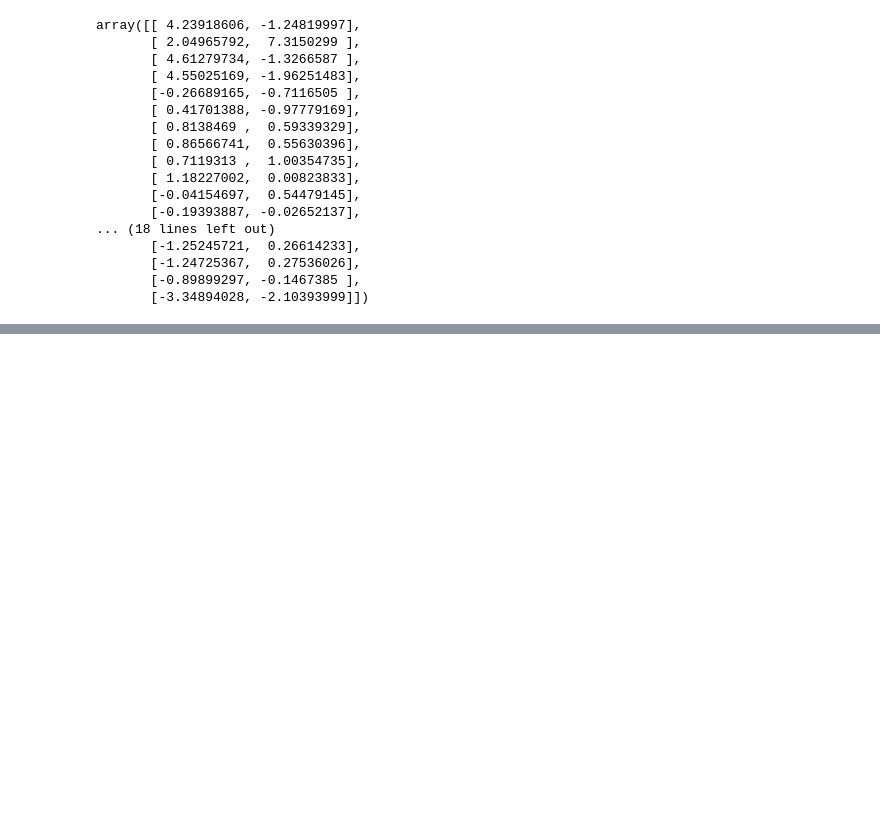
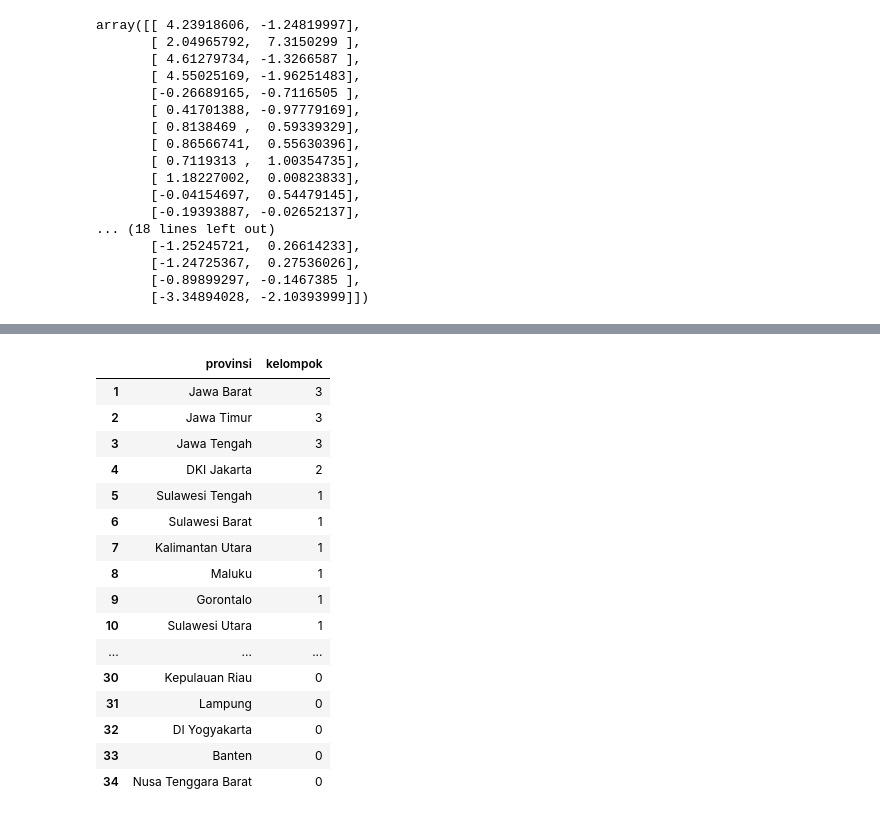
Before and after one commit to dyanmg/health-data-analysis, a Jupyter notebook: Analisis_Kluster_Fasilitas_Pelayanan_Kesehatan.ipynb, the cells around one changed output, grey strips where cells are left out. Saved outputs shown, nothing was run; the diff lists cells and outputs as text; code cells hidden in the pictures; blank space fills up the shorter version.

```diff
--- a/Analisis_Kluster_Fasilitas_Pelayanan_Kesehatan.ipynb
+++ b/Analisis_Kluster_Fasilitas_Pelayanan_Kesehatan.ipynb
@@ -346,0 +351,25 @@ fig.show()
+# %%
+grouping = pd.DataFrame(list(zip(df.index.to_list(), kmeans.labels_)))
+grouping.columns = ['provinsi', 'kelompok']
+# grouping = grouping.set_index('provinsi')
+grouping = grouping.sort_values(by='kelompok',ascending=False)
+grouping.index = np.arange(1, len(df) + 1)
+grouping
+# %% [output]
+|  | provinsi | kelompok |
+| 1 | Jawa Barat | 3 |
+| 2 | Jawa Timur | 3 |
+| 3 | Jawa Tengah | 3 |
+| 4 | DKI Jakarta | 2 |
+| 5 | Sulawesi Tengah | 1 |
+| 6 | Sulawesi Barat | 1 |
+| 7 | Kalimantan Utara | 1 |
+| 8 | Maluku | 1 |
+| 9 | Gorontalo | 1 |
+| 10 | Sulawesi Utara | 1 |
+| ... | ... | ... |
+| 30 | Kepulauan Riau | 0 |
+| 31 | Lampung | 0 |
+| 32 | DI Yogyakarta | 0 |
+| 33 | Banten | 0 |
+| 34 | Nusa Tenggara Barat | 0 |
```
Also changed, not shown: parts of 4 cells of this notebook, 1 other file.
